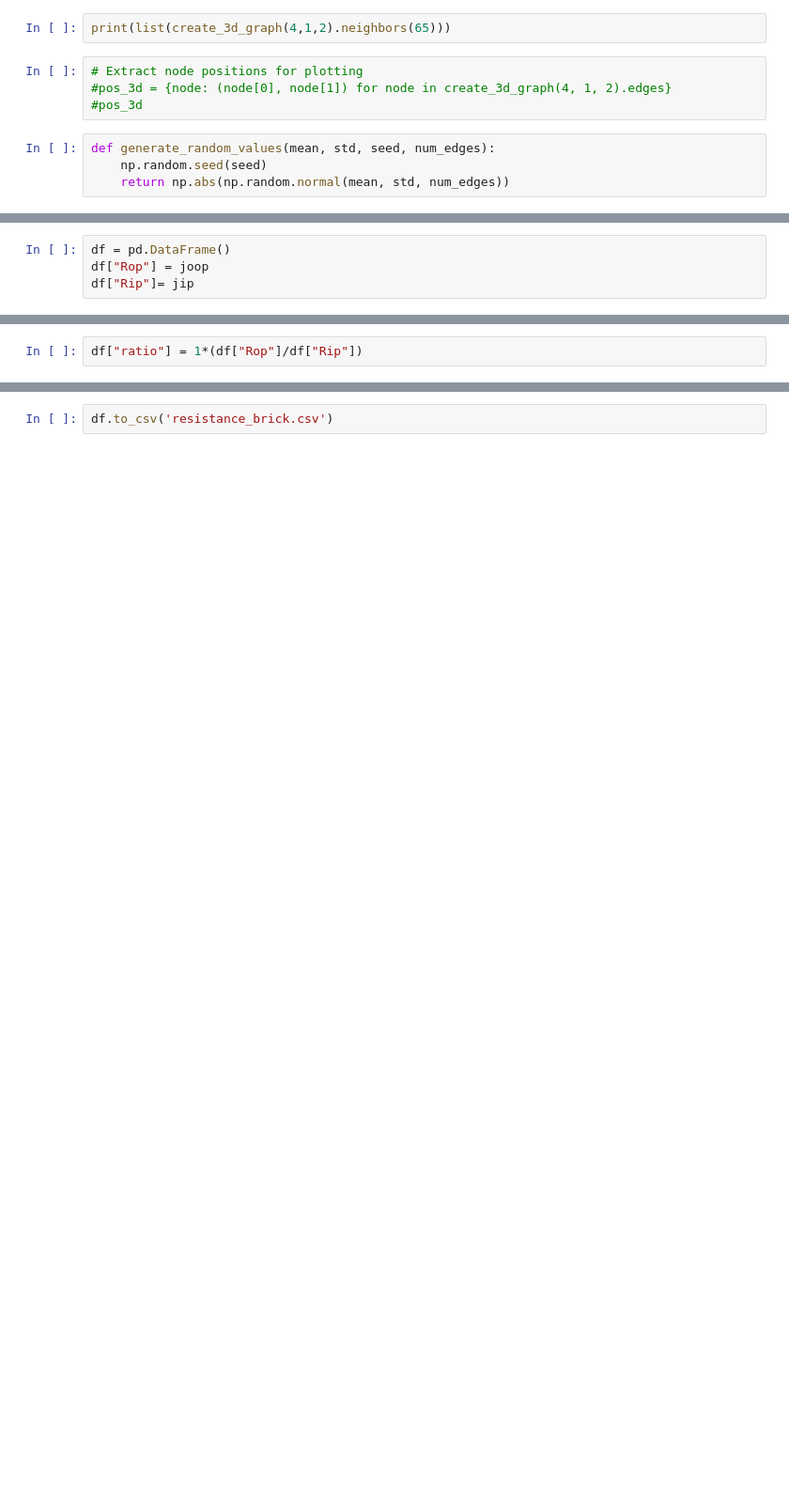
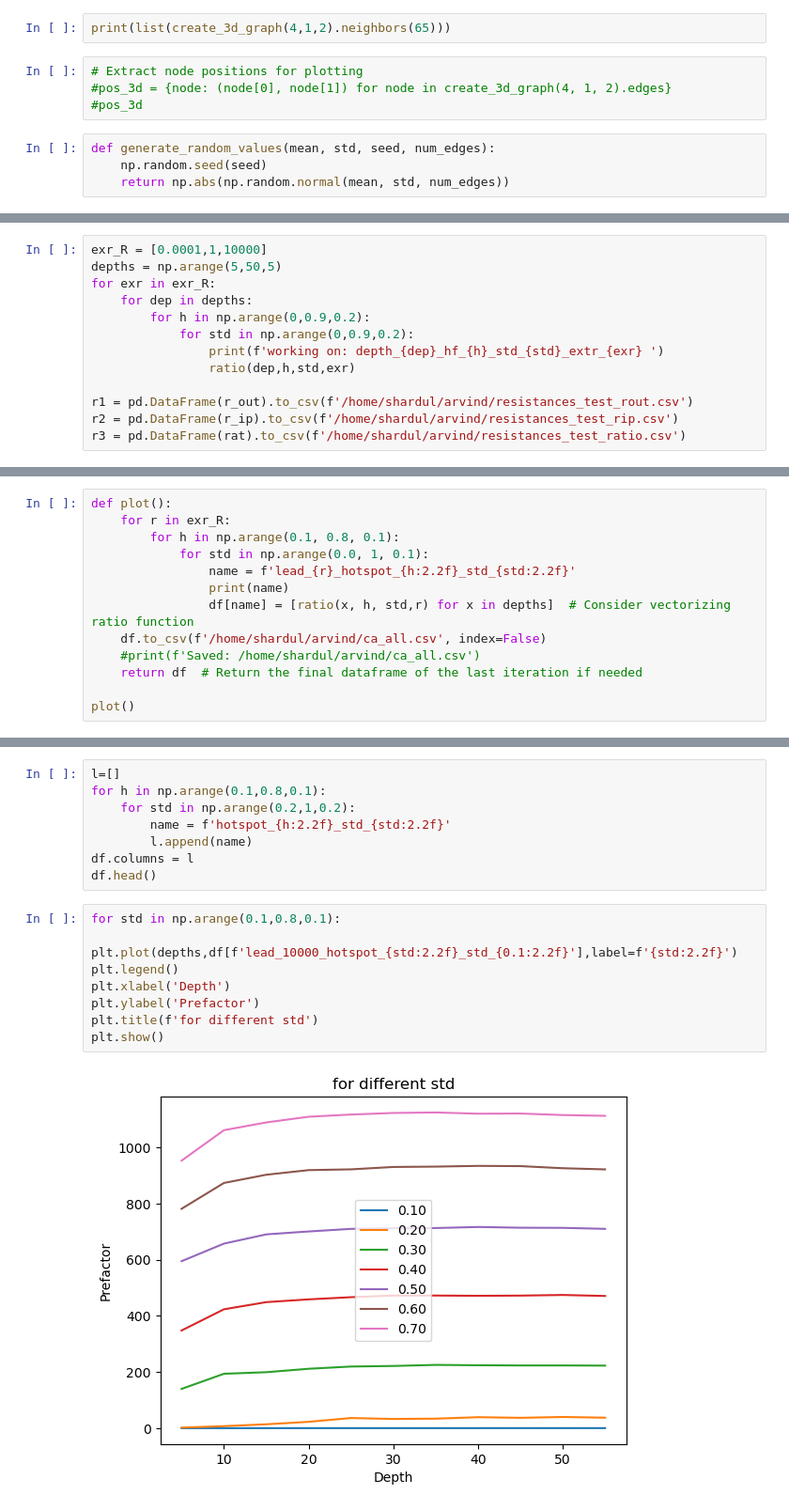
Before and after one commit to mukims/network_resistance, a Jupyter notebook: 3D_brick_layer.ipynb, the cells around one changed output, grey strips where cells are left out. Shown at 94% size. Drawn from its saved outputs; the diff is of its cells as text; blank space fills up the shorter version.

Commit message:
Add files via upload
Signed-off-by: Shardul Mukim <116885599+mukims@users.noreply.github.com>

```diff
--- a/3D_brick_layer.ipynb
+++ b/3D_brick_layer.ipynb
@@ -333,4 +311,13 @@ Text(0.5, 1.0, '$R_{\\mu} = 100$, # of hotspots = 10%')
 # %%
-df = pd.DataFrame()
-df["Rop"] = joop
-df["Rip"]= jip
+exr_R = [0.0001,1,10000]
+depths = np.arange(5,50,5)
+for exr in exr_R:
+    for dep in depths:
+        for h in np.arange(0,0.9,0.2):
+            for std in np.arange(0,0.9,0.2):
+                print(f'working on: depth_{dep}_hf_{h}_std_{std}_extr_{exr} ')
+                ratio(dep,h,std,exr)
+
+r1 = pd.DataFrame(r_out).to_csv(f'/home/shardul/arvind/resistances_test_rout.csv')
+r2 = pd.DataFrame(r_ip).to_csv(f'/home/shardul/arvind/resistances_test_rip.csv')
+r3 = pd.DataFrame(rat).to_csv(f'/home/shardul/arvind/resistances_test_ratio.csv')
@@ -337,2 +344,13 @@ df["Rip"]= jip
 # %%
-df["ratio"] = 1*(df["Rop"]/df["Rip"])
+def plot():
+    for r in exr_R:
+        for h in np.arange(0.1, 0.8, 0.1):
+            for std in np.arange(0.0, 1, 0.1):
+                name = f'lead_{r}_hotspot_{h:2.2f}_std_{std:2.2f}'
+                print(name)
+                df[name] = [ratio(x, h, std,r) for x in depths]  # Consider vectorizing ratio function
+    df.to_csv(f'/home/shardul/arvind/ca_all.csv', index=False)
+    #print(f'Saved: /home/shardul/arvind/ca_all.csv')
+    return df  # Return the final dataframe of the last iteration if needed
+
+plot()
@@ -339,3 +389,19 @@ df["ratio"] = 1*(df["Rop"]/df["Rip"])
 # %%
-df.to_csv('resistance_brick.csv')
+l=[]
+for h in np.arange(0.1,0.8,0.1):
+    for std in np.arange(0.2,1,0.2):
+        name = f'hotspot_{h:2.2f}_std_{std:2.2f}'
+        l.append(name)
+df.columns = l
+df.head()
+# %%
+for std in np.arange(0.1,0.8,0.1):
+    plt.plot(depths,df[f'lead_10000_hotspot_{std:2.2f}_std_{0.1:2.2f}'],label=f'{std:2.2f}')
+plt.legend()
+plt.xlabel('Depth')
+plt.ylabel('Prefactor')
+plt.title(f'for different std')
+plt.show()
+# %% [output]
+[figure, added]
 # %%
```
Also changed, not shown: parts of 40 cells of this notebook.
